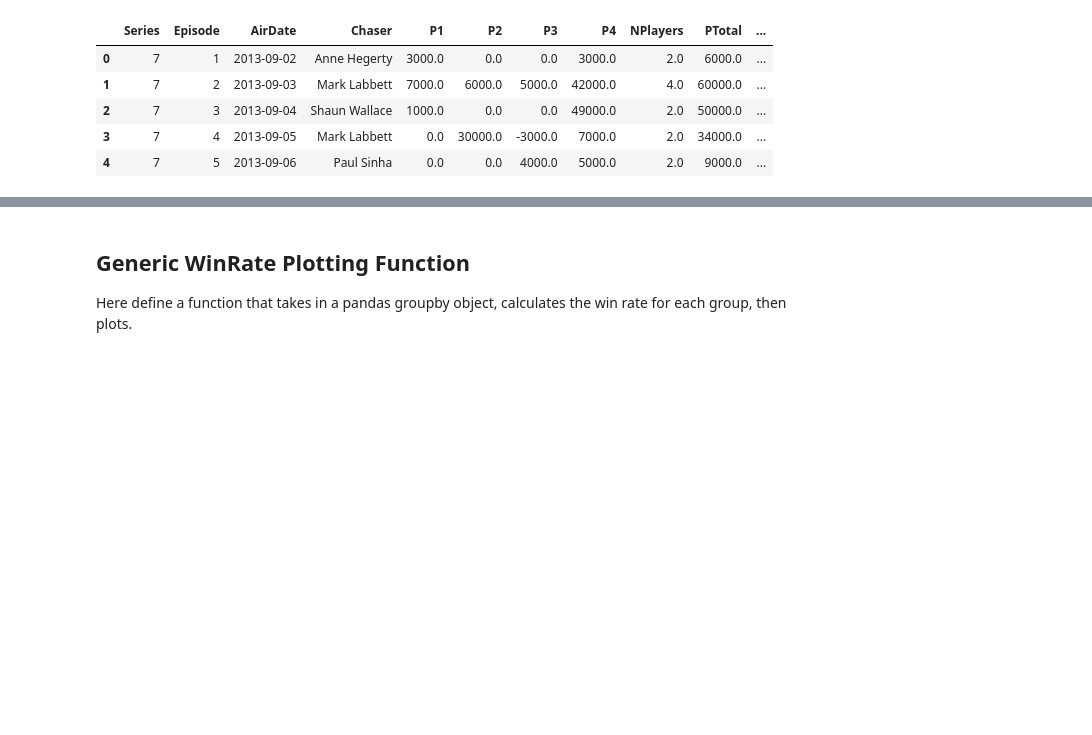
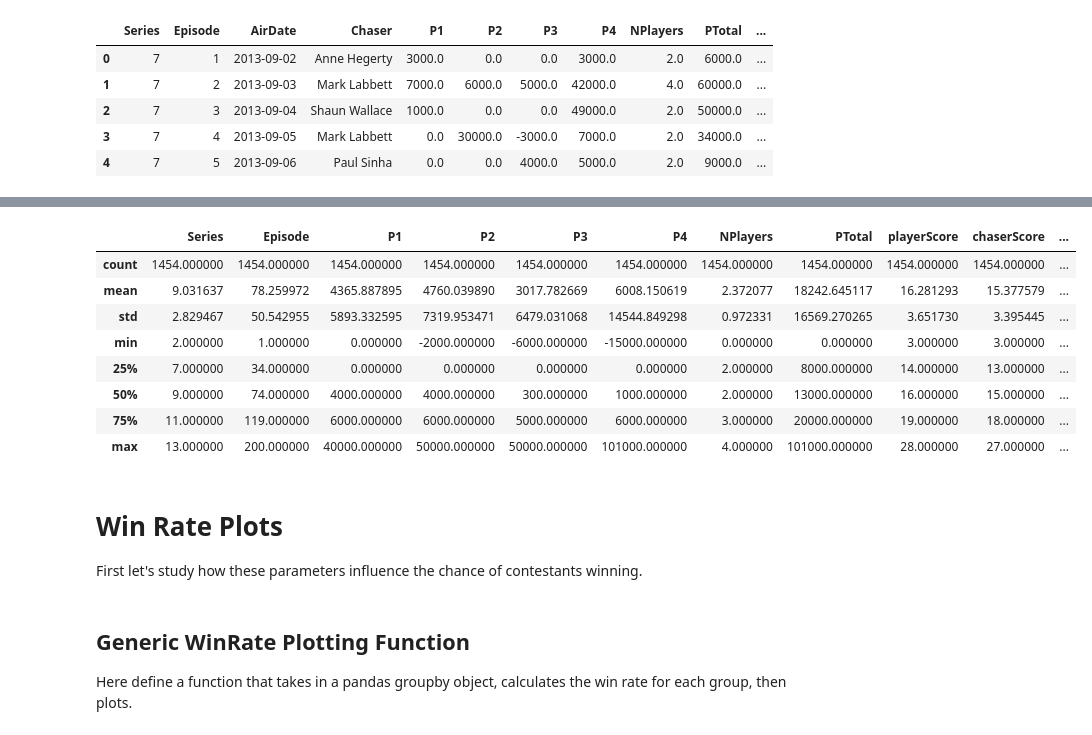
Before and after one commit to hjlyons/ClassicProjects, a Jupyter notebook: TheChase/Simple_EDA.ipynb, the cells around one changed output, grey strips where cells are left out. Saved outputs shown, nothing was run; the diff lists cells and outputs as text; code cells hidden in the pictures; blank space fills up the shorter version.

Commit message:
Add Dataframe Inspection Cells

```diff
--- a/TheChase/Simple_EDA.ipynb
+++ b/TheChase/Simple_EDA.ipynb
@@ -28,3 +48,19 @@ df.head()
+# %%
+df.describe()
+# %% [output]
+|  | Series | Episode | P1 | P2 | P3 | P4 | NPlayers | PTotal | playerScore | chaserScore | ... |
+| count | 1454.000000 | 1454.000000 | 1454.000000 | 1454.000000 | 1454.000000 | 1454.000000 | 1454.000000 | 1454.000000 | 1454.000000 | 1454.000000 | ... |
+| mean | 9.031637 | 78.259972 | 4365.887895 | 4760.039890 | 3017.782669 | 6008.150619 | 2.372077 | 18242.645117 | 16.281293 | 15.377579 | ... |
+| std | 2.829467 | 50.542955 | 5893.332595 | 7319.953471 | 6479.031068 | 14544.849298 | 0.972331 | 16569.270265 | 3.651730 | 3.395445 | ... |
+| min | 2.000000 | 1.000000 | 0.000000 | -2000.000000 | -6000.000000 | -15000.000000 | 0.000000 | 0.000000 | 3.000000 | 3.000000 | ... |
+| 25% | 7.000000 | 34.000000 | 0.000000 | 0.000000 | 0.000000 | 0.000000 | 2.000000 | 8000.000000 | 14.000000 | 13.000000 | ... |
+| 50% | 9.000000 | 74.000000 | 4000.000000 | 4000.000000 | 300.000000 | 1000.000000 | 2.000000 | 13000.000000 | 16.000000 | 15.000000 | ... |
+| 75% | 11.000000 | 119.000000 | 6000.000000 | 6000.000000 | 5000.000000 | 6000.000000 | 3.000000 | 20000.000000 | 19.000000 | 18.000000 | ... |
+| max | 13.000000 | 200.000000 | 40000.000000 | 50000.000000 | 50000.000000 | 101000.000000 | 4.000000 | 101000.000000 | 28.000000 | 27.000000 | ... |
+# %% [markdown]
+# Win Rate Plots
+
+First let's study how these parameters influence the chance of contestants winning.
 # %% [markdown]
 ## Generic WinRate Plotting Function
 
```
Also changed, not shown: parts of 9 cells of this notebook.
